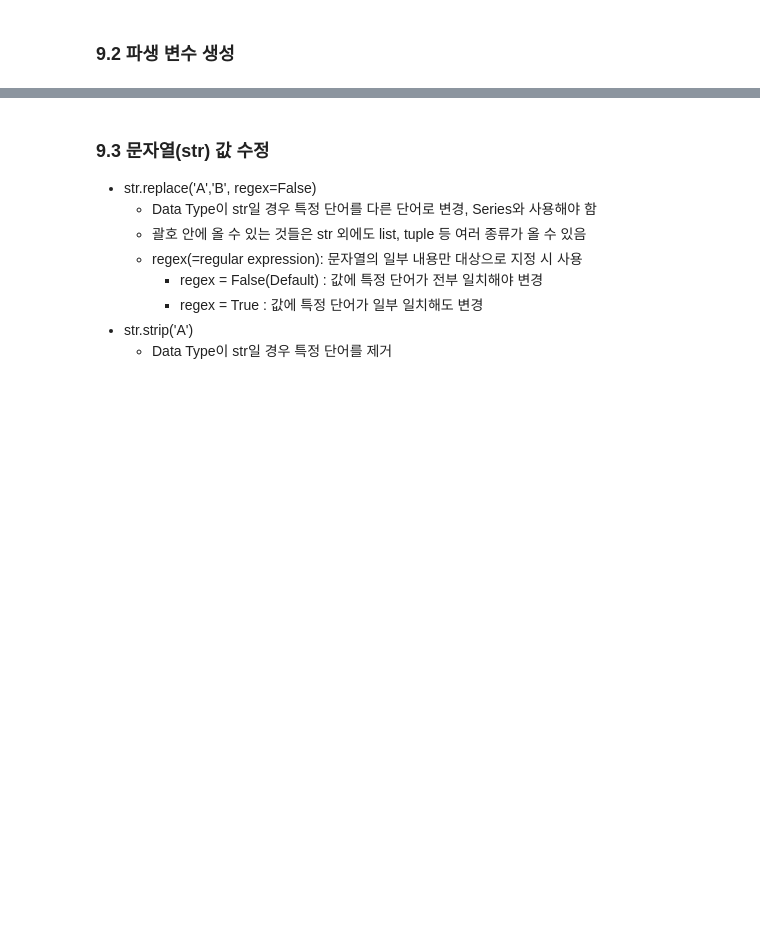
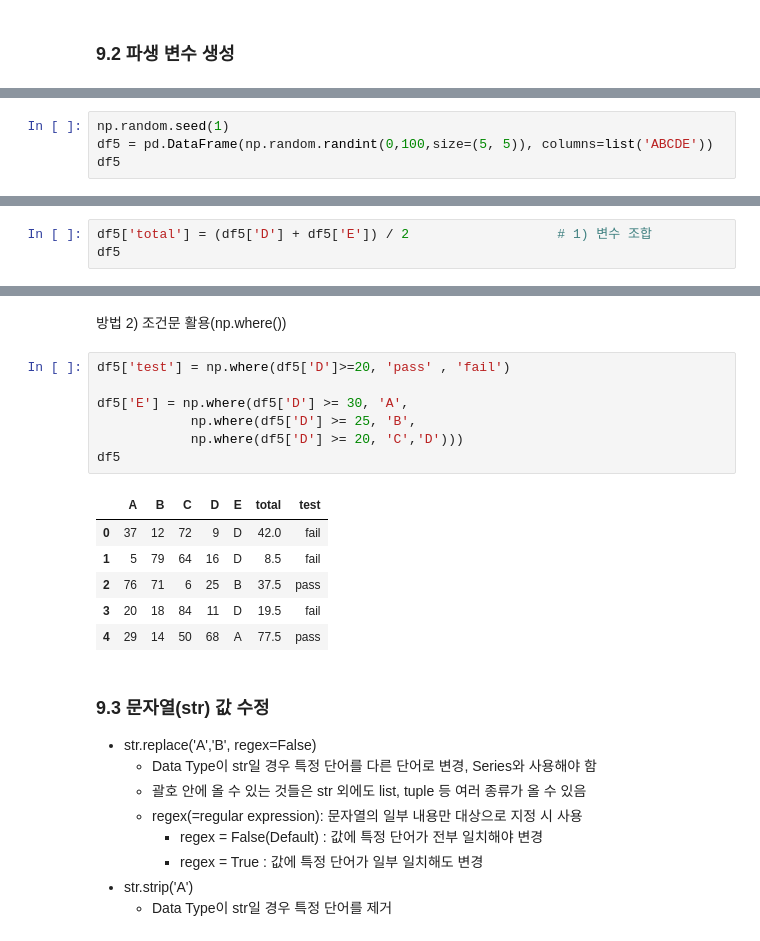
Before and after one commit to blacbakery/py_worksapce, a Jupyter notebook: 정리/Pandas.ipynb, the cells around one changed output, grey strips where cells are left out. Cells and saved outputs as stored; diff of their text form; blank space fills up the shorter version.

```diff
--- a/정리/Pandas.ipynb
+++ b/정리/Pandas.ipynb
@@ -584,0 +608,4 @@ df3.corr(numeric_only=True)
+# %%
+np.random.seed(1)
+df5 = pd.DataFrame(np.random.randint(0,100,size=(5, 5)), columns=list('ABCDE'))
+df5
@@ -584,0 +619,3 @@ df3.corr(numeric_only=True)
+# %%
+df5['total'] = (df5['D'] + df5['E']) / 2                   # 1) 변수 조합
+df5
@@ -585,3 +629,19 @@ df3.corr(numeric_only=True)
+# %% [markdown]
+방법 2) 조건문 활용(np.where())
+# %%
+df5['test'] = np.where(df5['D']>=20, 'pass' , 'fail')
+
+df5['E'] = np.where(df5['D'] >= 30, 'A',
+            np.where(df5['D'] >= 25, 'B',
+            np.where(df5['D'] >= 20, 'C','D')))
+df5
+# %% [output]
+|  | A | B | C | D | E | total | test |
+| 0 | 37 | 12 | 72 | 9 | D | 42.0 | fail |
+| 1 | 5 | 79 | 64 | 16 | D | 8.5 | fail |
+| 2 | 76 | 71 | 6 | 25 | B | 37.5 | pass |
+| 3 | 20 | 18 | 84 | 11 | D | 19.5 | fail |
+| 4 | 29 | 14 | 50 | 68 | A | 77.5 | pass |
 # %% [markdown]
 ### 9.3 문자열(str) 값 수정
 - str.replace('A','B', regex=False)
```
Also changed, not shown: parts of 10 cells of this notebook, 9 other files.
